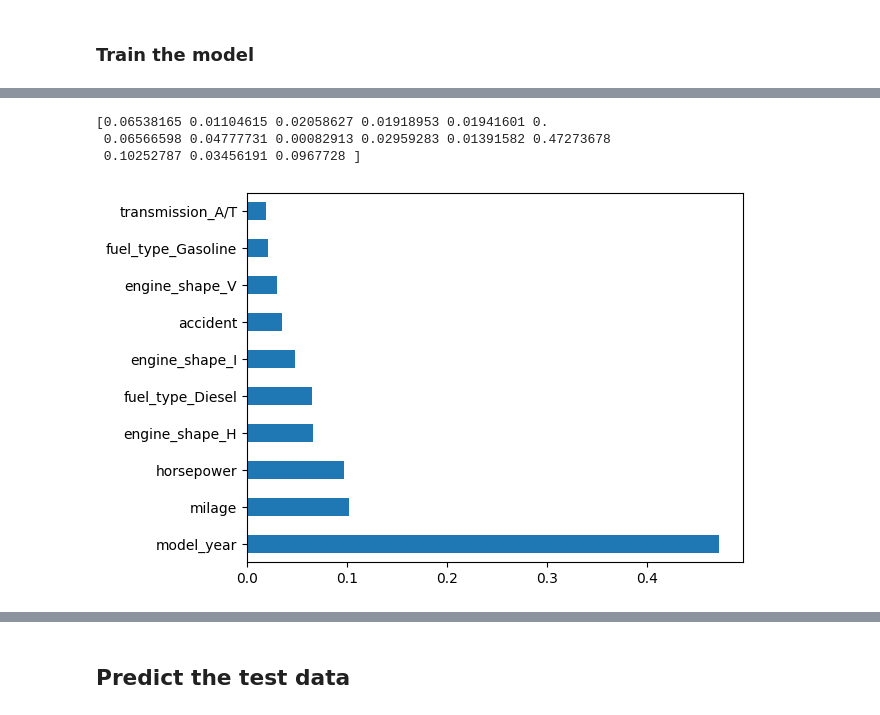
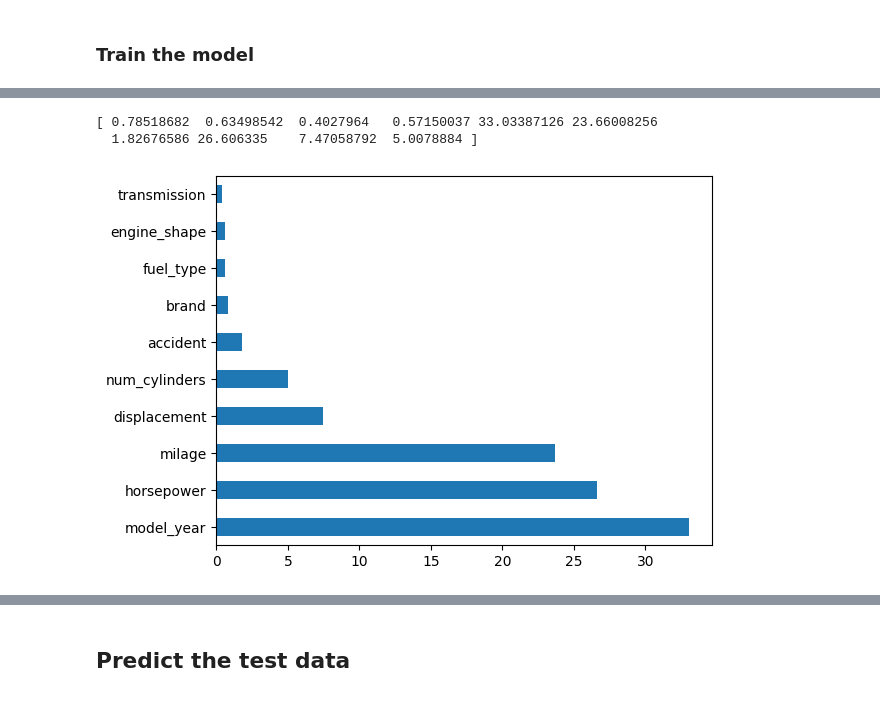
Before and after one commit to SiegfredLorelle/kagglex-car-price-prediction, a Jupyter notebook: kagglex-car-price.ipynb, the cells around one changed output, grey strips where cells are left out. Drawn from its saved outputs; the diff is of its cells as text; code cells hidden in the pictures.

```diff
--- a/kagglex-car-price.ipynb
+++ b/kagglex-car-price.ipynb
@@ -1390 +1426,7 @@ len(categorical_features)
+# %%
+# Cat Boost Encoder
+scaler = category_encoders.cat_boost.CatBoostEncoder()
+# for feature in categorical_features:
+categorical_features = scaler.fit_transform(categorical_features, features_price)
+categorical_test_df = scaler.transform(categorical_test_df)
 # %%
@@ -1405,3 +1457,3 @@ len(categorical_features)
 # %%
-categorical_features = pd.get_dummies(categorical_features, dtype=int)
-categorical_features.tail()
+# categorical_features = pd.get_dummies(categorical_features, dtype=int)
+# categorical_features.tail()
@@ -1434,7 +1480,9 @@ Index(['fuel_type_Diesel', 'fuel_type_E85 Flex Fuel', 'fuel_type_Gasoline',
 ### Scale numerical features
 # %%
 scaler = sklearn.preprocessing.MinMaxScaler()
-scaled_values = scaler.fit_transform(numerical_features)
 
-numerical_features = pd.DataFrame(scaled_values, index=numerical_features.index ,columns=numerical_features.columns)
-numerical_features.tail()
+scaled_values = scaler.fit_transform(features)
+features = pd.DataFrame(scaled_values, index=features.index ,columns=features.columns)
+
+scaled_values = scaler.transform(test_df)
+test_df = pd.DataFrame(scaled_values, index=test_df.index ,columns=test_df.columns)
@@ -1515,10 +1557,15 @@ models = {
     "Huber": sklearn.linear_model.HuberRegressor(max_iter=100_000),
     "AdaBoost": sklearn.ensemble.AdaBoostRegressor(),
     "Gradient Boosting": sklearn.ensemble.GradientBoostingRegressor(),
-    "Histogram Gradient Boosting": sklearn.ensemble.HistGradientBoostingRegressor(),
+    "Histogram Gradient Boosting": sklearn.ensemble.HistGradientBoostingRegressor(l2_regularization=1.0, learning_rate=0.1, max_bins=255, max_depth=5, max_iter=100, max_leaf_nodes=31, min_samples_leaf=50),
     "Random Forest": sklearn.ensemble.RandomForestRegressor(),
     "Decision Tree": sklearn.tree.DecisionTreeRegressor(),
-    "XG Boosting": xgb.XGBRegressor()
+    "XG Boosting": xgb.XGBRegressor(colsample_bytree=0.8, gamma=0, learning_rate=0.05, max_depth=5, min_child_weight=3, n_estimators=200, reg_alpha=0.1, reg_lambda=0, subsample=0.8),
+    "SGD": sklearn.linear_model.SGDRegressor(),
+    "Lasso": sklearn.linear_model.Lasso(),
+    "Ridge": sklearn.linear_model.Ridge(),
+    "LGBM": lgb.LGBMRegressor(bagging_fraction=0.9, bagging_freq=1, feature_fraction=0.7, learning_rate=0.01, n_estimators=500, num_leaves=31, verbose=0),
+    "Cat Boost": cb.CatBoostRegressor(bagging_temperature=0.5, depth=6, iterations=200, l2_leaf_reg=5, learning_rate=0.1, verbose=0),
 }
 # %%
 def training(model_func, train_features, train_labels, test_features, test_labels):
@@ -1611,13 +1678,12 @@ pred_df.head()
 # %%
-model = models_fitted["XG Boosting"]
+model = models_fitted["Cat Boost"]
 
 print(model.feature_importances_) #use inbuilt class feature_importances of tree based classifiers
 #plot graph of feature importances for better visualization
 feat_importances = pd.Series(model.feature_importances_, index=train_features.columns)
 feat_importances.nlargest(10).plot(kind='barh')
 plt.show()
 # %% [output]
-[0.06538165 0.01104615 0.02058627 0.01918953 0.01941601 0.
- 0.06566598 0.04777731 0.00082913 0.02959283 0.01391582 0.47273678
- 0.10252787 0.03456191 0.0967728 ]
+[ 0.78518682  0.63498542  0.4027964   0.57150037 33.03387126 23.66008256
+  1.82676586 26.606335    7.47058792  5.0078884 ]
-[figure, old version]
+[figure, new version]
```
Also changed, not shown: parts of 44 cells of this notebook.
